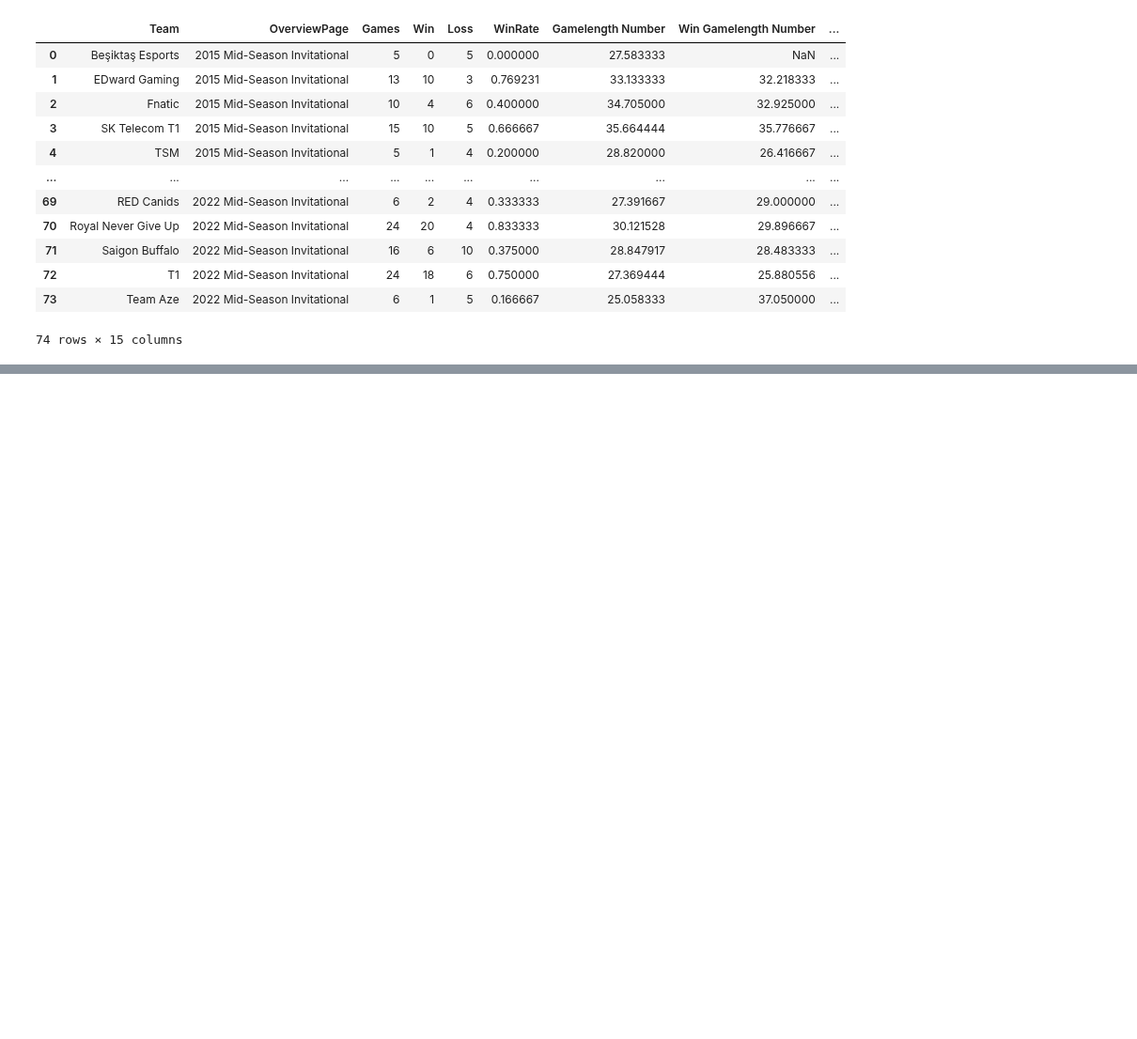
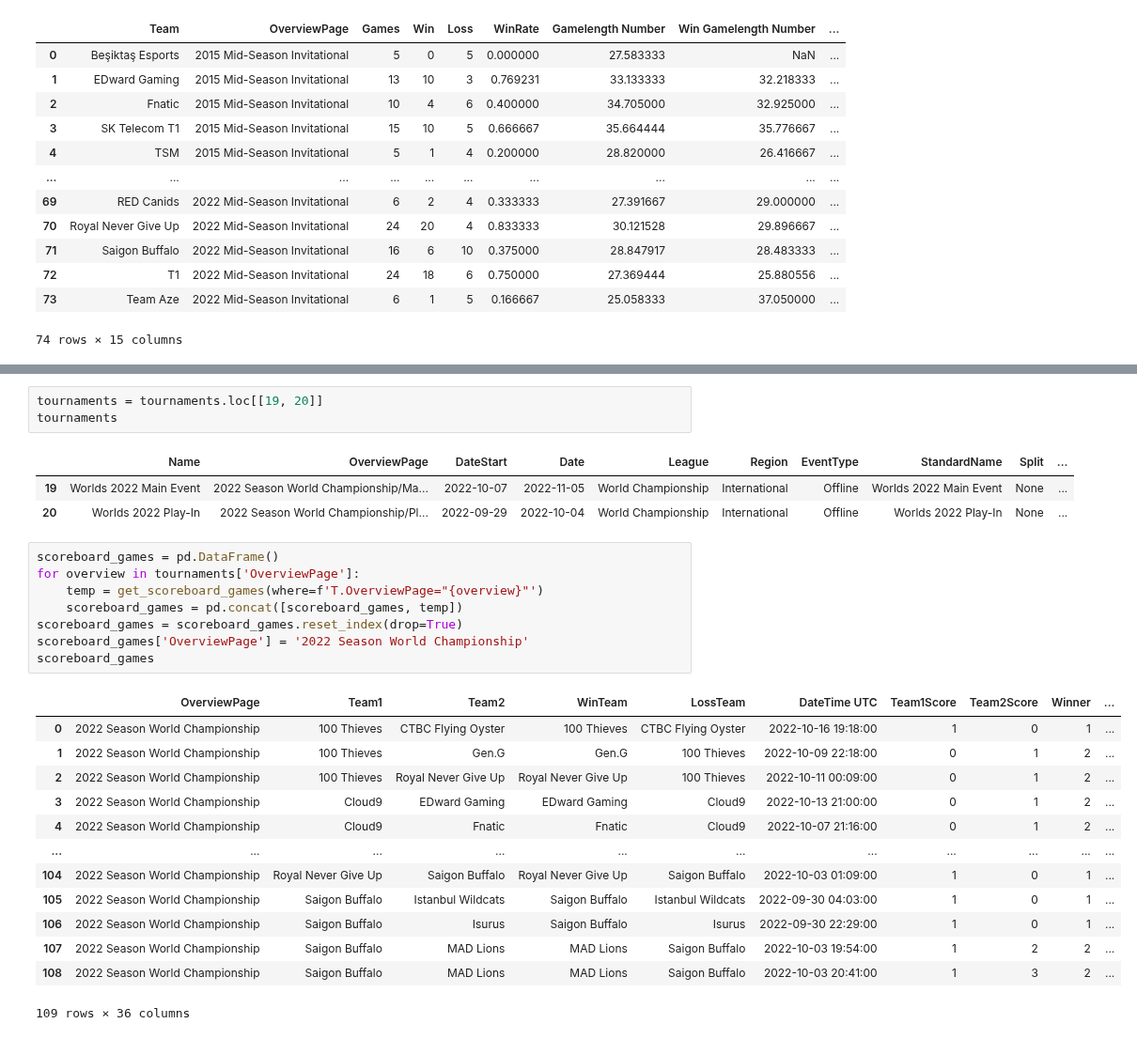
Before and after one commit to posky/LoL-Esports, a Jupyter notebook: team_stats.ipynb, the cells around one changed output, grey strips where cells are left out. Shown at 94% size. Drawn from its saved outputs; the diff is of its cells as text; blank space fills up the shorter version.

Commit message:
lolesports team stats

```diff
--- a/team_stats.ipynb
+++ b/team_stats.ipynb
@@ -741,0 +765,29 @@ team_stats
+# %%
+tournaments = tournaments.loc[[19, 20]]
+tournaments
+# %% [output]
+|  | Name | OverviewPage | DateStart | Date | League | Region | EventType | StandardName | Split | ... |
+| 19 | Worlds 2022 Main Event | 2022 Season World Championship/Ma... | 2022-10-07 | 2022-11-05 | World Championship | International | Offline | Worlds 2022 Main Event | None | ... |
+| 20 | Worlds 2022 Play-In | 2022 Season World Championship/Pl... | 2022-09-29 | 2022-10-04 | World Championship | International | Offline | Worlds 2022 Play-In | None | ... |
+# %%
+scoreboard_games = pd.DataFrame()
+for overview in tournaments['OverviewPage']:
+    temp = get_scoreboard_games(where=f'T.OverviewPage="{overview}"')
+    scoreboard_games = pd.concat([scoreboard_games, temp])
+scoreboard_games = scoreboard_games.reset_index(drop=True)
+scoreboard_games['OverviewPage'] = '2022 Season World Championship'
+scoreboard_games
+# %% [output]
+|  | OverviewPage | Team1 | Team2 | WinTeam | LossTeam | DateTime UTC | Team1Score | Team2Score | Winner | ... |
+| 0 | 2022 Season World Championship | 100 Thieves | CTBC Flying Oyster | 100 Thieves | CTBC Flying Oyster | 2022-10-16 19:18:00 | 1 | 0 | 1 | ... |
+| 1 | 2022 Season World Championship | 100 Thieves | Gen.G | Gen.G | 100 Thieves | 2022-10-09 22:18:00 | 0 | 1 | 2 | ... |
+| 2 | 2022 Season World Championship | 100 Thieves | Royal Never Give Up | Royal Never Give Up | 100 Thieves | 2022-10-11 00:09:00 | 0 | 1 | 2 | ... |
+| 3 | 2022 Season World Championship | Cloud9 | EDward Gaming | EDward Gaming | Cloud9 | 2022-10-13 21:00:00 | 0 | 1 | 2 | ... |
+| 4 | 2022 Season World Championship | Cloud9 | Fnatic | Fnatic | Cloud9 | 2022-10-07 21:16:00 | 0 | 1 | 2 | ... |
+| ... | ... | ... | ... | ... | ... | ... | ... | ... | ... | ... |
+| 104 | 2022 Season World Championship | Royal Never Give Up | Saigon Buffalo | Royal Never Give Up | Saigon Buffalo | 2022-10-03 01:09:00 | 1 | 0 | 1 | ... |
+| 105 | 2022 Season World Championship | Saigon Buffalo | Istanbul Wildcats | Saigon Buffalo | Istanbul Wildcats | 2022-09-30 04:03:00 | 1 | 0 | 1 | ... |
+| 106 | 2022 Season World Championship | Saigon Buffalo | Isurus | Saigon Buffalo | Isurus | 2022-09-30 22:29:00 | 1 | 0 | 1 | ... |
+| 107 | 2022 Season World Championship | Saigon Buffalo | MAD Lions | MAD Lions | Saigon Buffalo | 2022-10-03 19:54:00 | 1 | 2 | 2 | ... |
+| 108 | 2022 Season World Championship | Saigon Buffalo | MAD Lions | MAD Lions | Saigon Buffalo | 2022-10-03 20:41:00 | 1 | 3 | 2 | ... |
+109 rows × 36 columns
```
Also changed, not shown: parts of 6 cells of this notebook.
